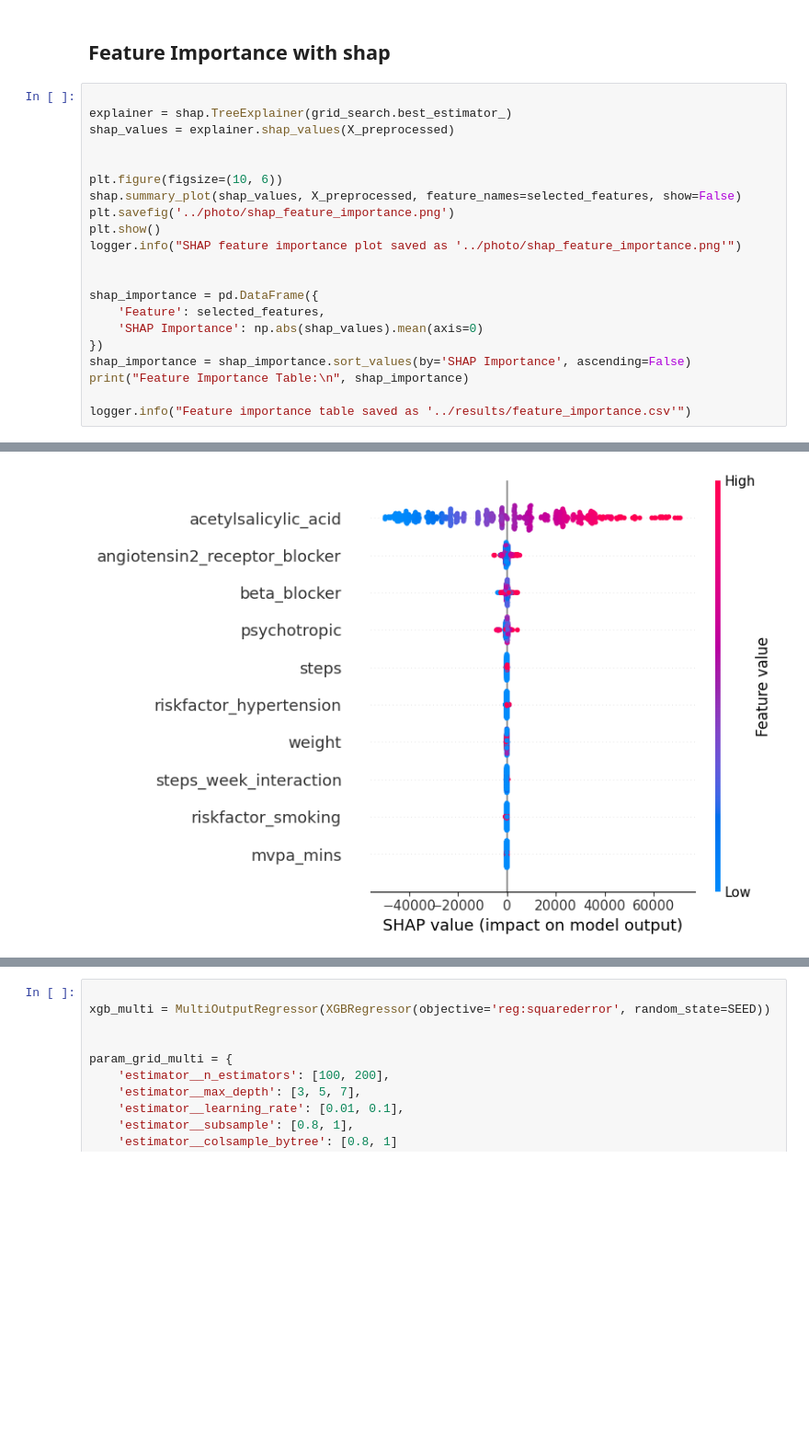
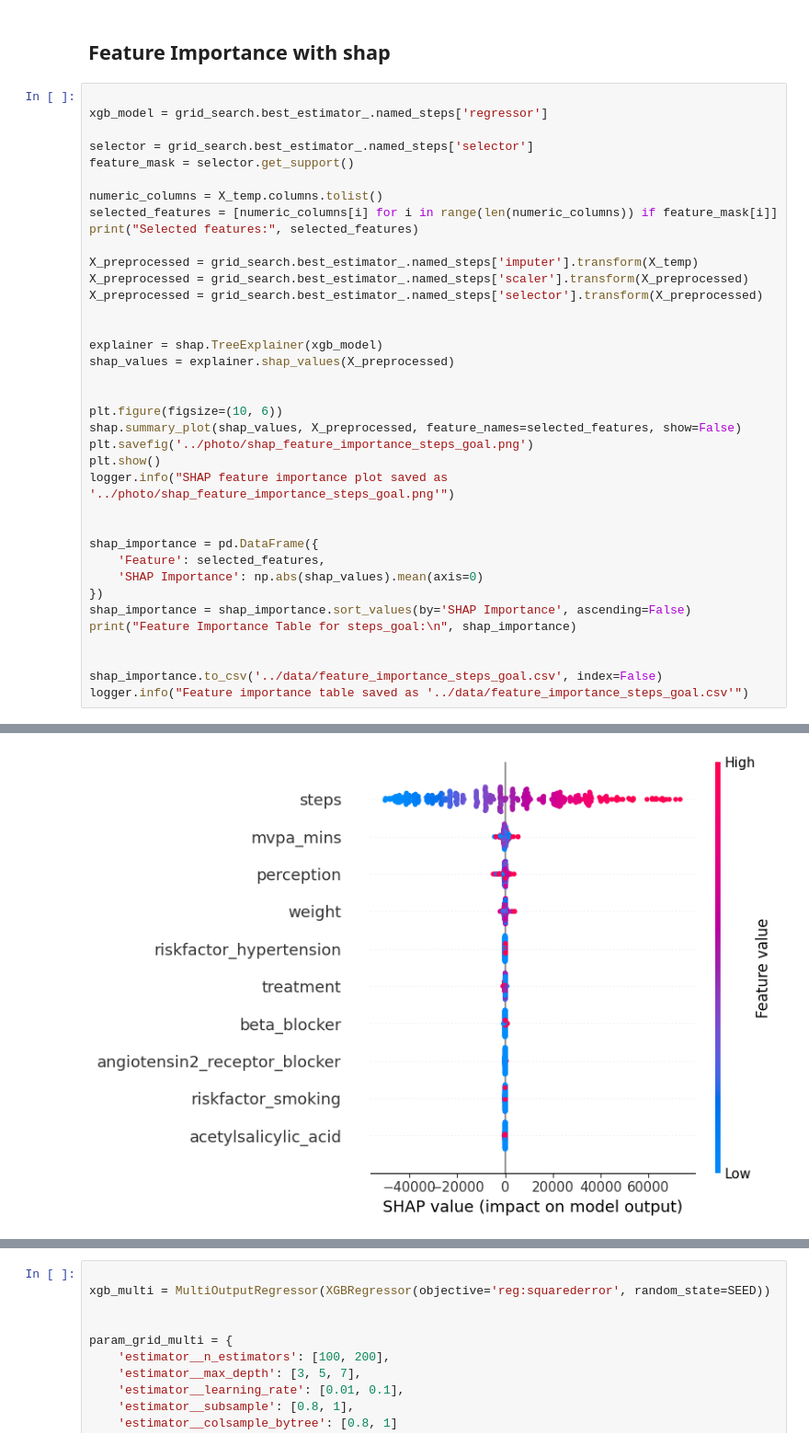
Before and after one commit to aliowx/activity-goal-prediction, a Jupyter notebook: notebook/model.ipynb, the cells around one changed output, grey strips where cells are left out. Shown at 92% size. Cells and saved outputs as stored; diff of their text form; blank space fills up the shorter version.

Commit message:
feat:✍  new up model

```diff
--- a/notebook/model.ipynb
+++ b/notebook/model.ipynb
@@ -440,15 +433,29 @@ Best CV R2: 0.9555577484869885
 ##  Feature Importance with shap
 # %%
 
-explainer = shap.TreeExplainer(grid_search.best_estimator_)
+xgb_model = grid_search.best_estimator_.named_steps['regressor']
+
+selector = grid_search.best_estimator_.named_steps['selector']
+feature_mask = selector.get_support()
+
+numeric_columns = X_temp.columns.tolist()
+selected_features = [numeric_columns[i] for i in range(len(numeric_columns)) if feature_mask[i]]
+print("Selected features:", selected_features)
+
+X_preprocessed = grid_search.best_estimator_.named_steps['imputer'].transform(X_temp)
+X_preprocessed = grid_search.best_estimator_.named_steps['scaler'].transform(X_preprocessed)
+X_preprocessed = grid_search.best_estimator_.named_steps['selector'].transform(X_preprocessed)
+
+
+explainer = shap.TreeExplainer(xgb_model)
 shap_values = explainer.shap_values(X_preprocessed)
 
 
 plt.figure(figsize=(10, 6))
 shap.summary_plot(shap_values, X_preprocessed, feature_names=selected_features, show=False)
-plt.savefig('../photo/shap_feature_importance.png')
+plt.savefig('../photo/shap_feature_importance_steps_goal.png')
 plt.show()
-logger.info("SHAP feature importance plot saved as '../photo/shap_feature_importance.png'")
+logger.info("SHAP feature importance plot saved as '../photo/shap_feature_importance_steps_goal.png'")
 
 
 shap_importance = pd.DataFrame({
@@ -456,7 +463,9 @@ shap_importance = pd.DataFrame({
     'SHAP Importance': np.abs(shap_values).mean(axis=0)
 })
 shap_importance = shap_importance.sort_values(by='SHAP Importance', ascending=False)
-print("Feature Importance Table:\n", shap_importance)
+print("Feature Importance Table for steps_goal:\n", shap_importance)
 
-logger.info("Feature importance table saved as '../results/feature_importance.csv'")
+
+shap_importance.to_csv('../data/feature_importance_steps_goal.csv', index=False)
+logger.info("Feature importance table saved as '../data/feature_importance_steps_goal.csv'")
 # %% [output]
@@ -463 +473 @@ logger.info("Feature importance table saved as '../results/feature_importance.cs
-[figure, old version]
+[figure, new version]
```
Also changed, not shown: parts of 5 cells of this notebook, 2 other files.
